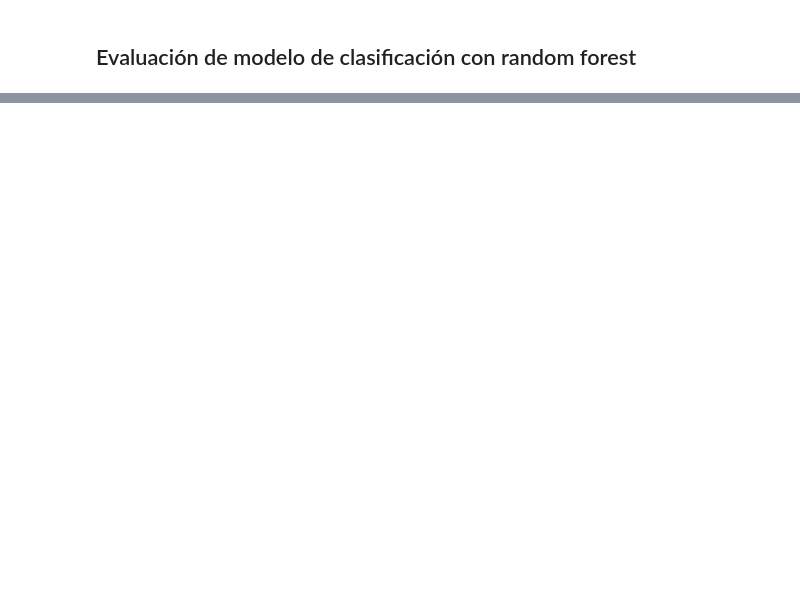
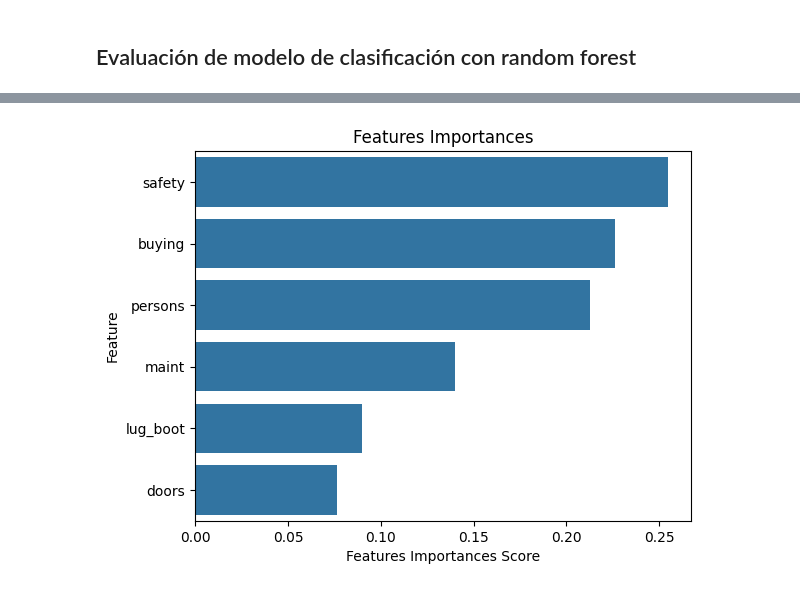
Before and after one commit to Patchwtf/MachineLearningProyects, a Jupyter notebook: DesicionTree/decision_tree_random_forest_project.ipynb, the cells around one changed output, grey strips where cells are left out. Cells and saved outputs as stored; diff of their text form; code cells hidden in the pictures; blank space fills up the shorter version.

Commit message:
Se finaliza modelo de Random Forest mejorando la precision

```diff
--- a/DesicionTree/decision_tree_random_forest_project.ipynb
+++ b/DesicionTree/decision_tree_random_forest_project.ipynb
@@ -238,3 +238,8 @@ plt.show()
 ## Entrenamiento de modelo de clasificación con random forest
 # %%
 #Importar random forest
+from sklearn.ensemble import RandomForestClassifier
+
+random_forest = RandomForestClassifier(n_estimators=10, random_state=0)
+
+random_forest.fit(X_train, y_train)
@@ -256,3 +269,5 @@ plt.show()
 # %%
 # Visualizacion de las feature importantes
+features_scores = pd.Series(random_forest.feature_importances_, index=X.columns).sort_values(ascending=False)
+features_scores
 # %% [output]
@@ -261,4 +282,14 @@ El f1 score en test es:  0.7591522157996147
 # %%
 #Grafico de barras
+import seaborn as sns
+import matplotlib.pyplot as plt
+
+sns.barplot(x=features_scores, y=features_scores.index)
+plt.xlabel('Features Importances Score')
+plt.ylabel('Feature')
+plt.title('Features Importances')
+plt.show()
+# %% [output]
+[figure, added]
 # %%
 # Matriz de confusion del RF
```
Also changed, not shown: parts of 6 cells of this notebook.
